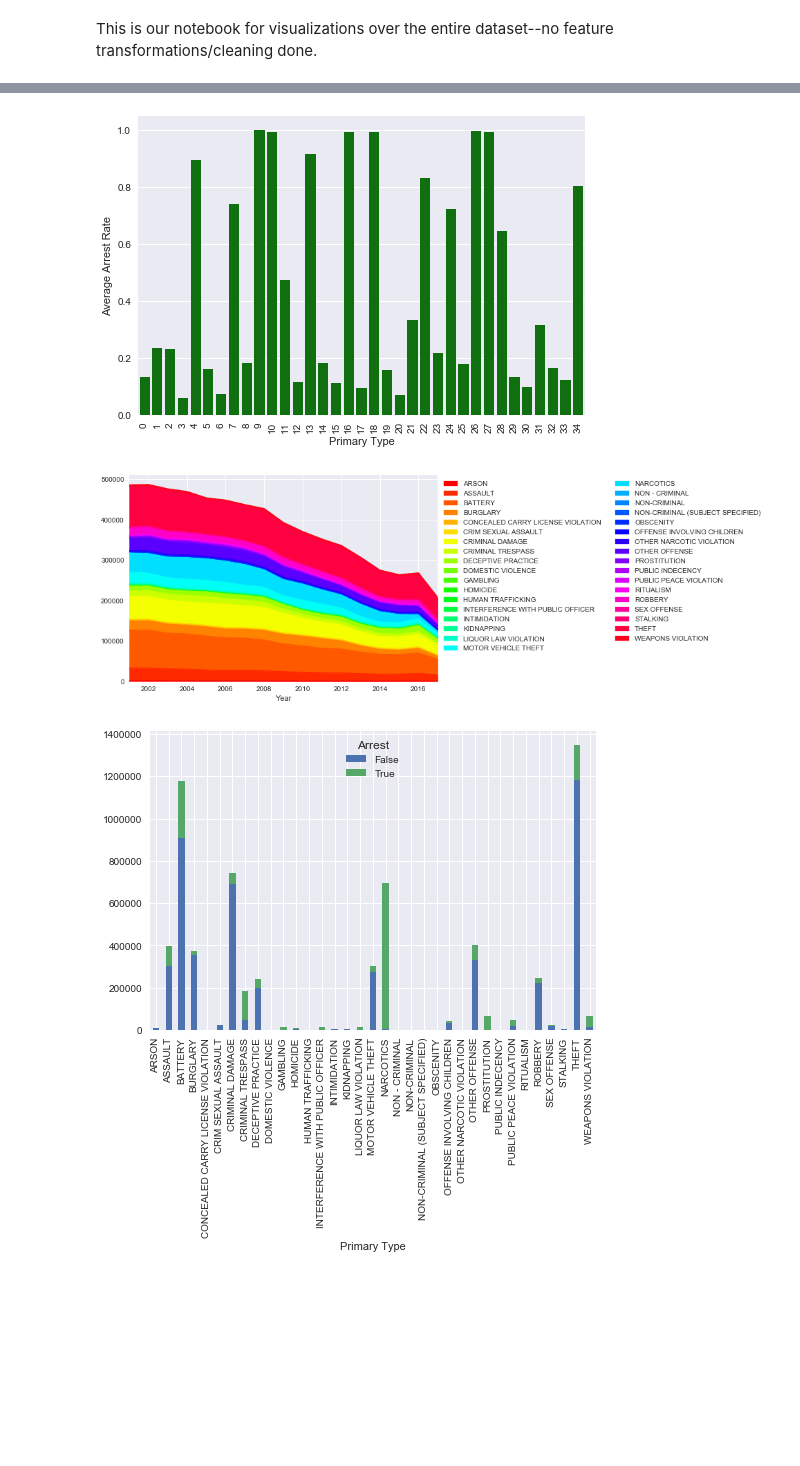
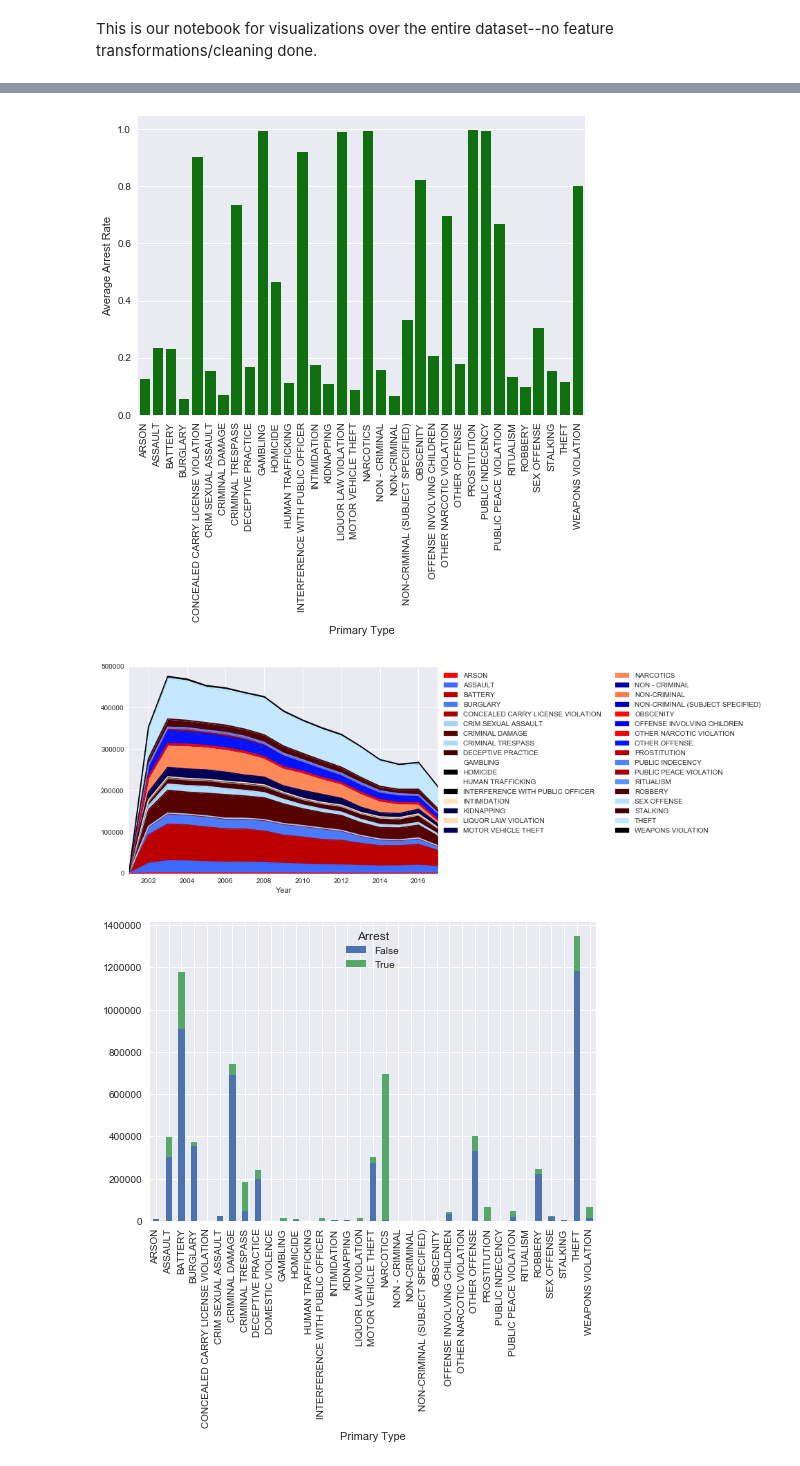
Before and after one commit to SakthivelRavi/ArrestPrediction, a Jupyter notebook: Visualizations.ipynb, the cells around one changed output, grey strips where cells are left out. Cells and saved outputs as stored; diff of their text form; code cells hidden in the pictures; blank space fills up the shorter version.

Commit message:
graphs and model yay

```diff
--- a/Visualizations.ipynb
+++ b/Visualizations.ipynb
@@ -19,20 +19,20 @@ plt.show()
 # %%
 # Average arrest rate by primary type
 arrest_rates = crime[['Primary Type', 'Arrest']].groupby('Primary Type', as_index=False).mean()
 ax = sns.barplot(x='Primary Type', y='Arrest', data=arrest_rates, color='green')
-ax.set_xticklabels(ax.get_xticks(), rotation=90)
+plt.xticks(rotation=90)
 ax.set_ylabel("Average Arrest Rate")
 plt.show()
 # %% [output]
-[figure, old version]
+[figure, new version]
 # %%
 # Primary type over the years
 years = crime.groupby(['Primary Type', 'Year'], as_index=False).size().unstack(level=0, fill_value=0)
-years.plot.area(colormap='hsv')
+years.plot.area(colormap='flag')
 plt.legend(bbox_to_anchor=(1, 1), loc='best', ncol=2)
 plt.show()
 # %% [output]
-[figure, old version]
+[figure, new version]
 # %%
 # Arrests per primary_type
 primary_type_by_arrest = pd.pivot_table(crime, index="Primary Type", columns= "Arrest", aggfunc='size')
```
Also changed, not shown: parts of 5 cells of this notebook, 15 other files.
